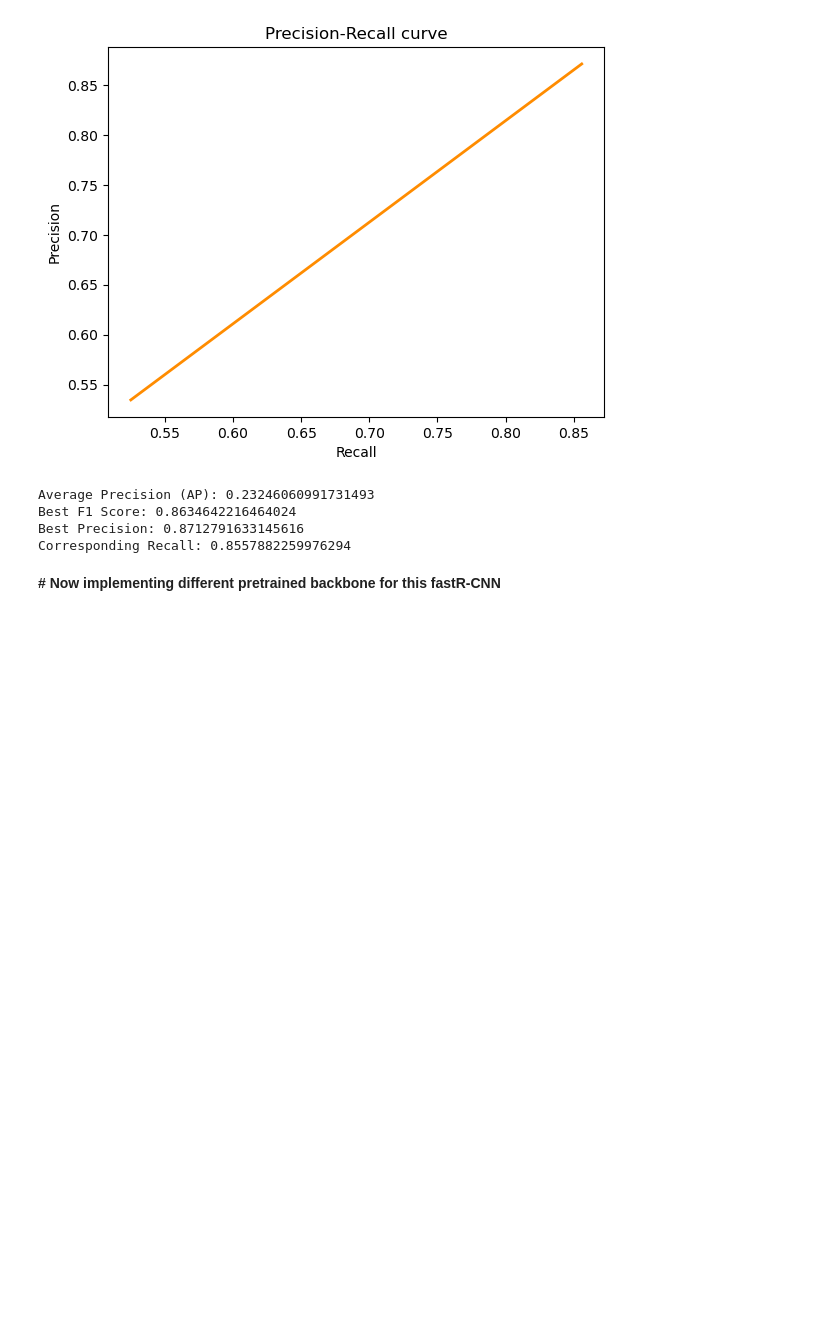
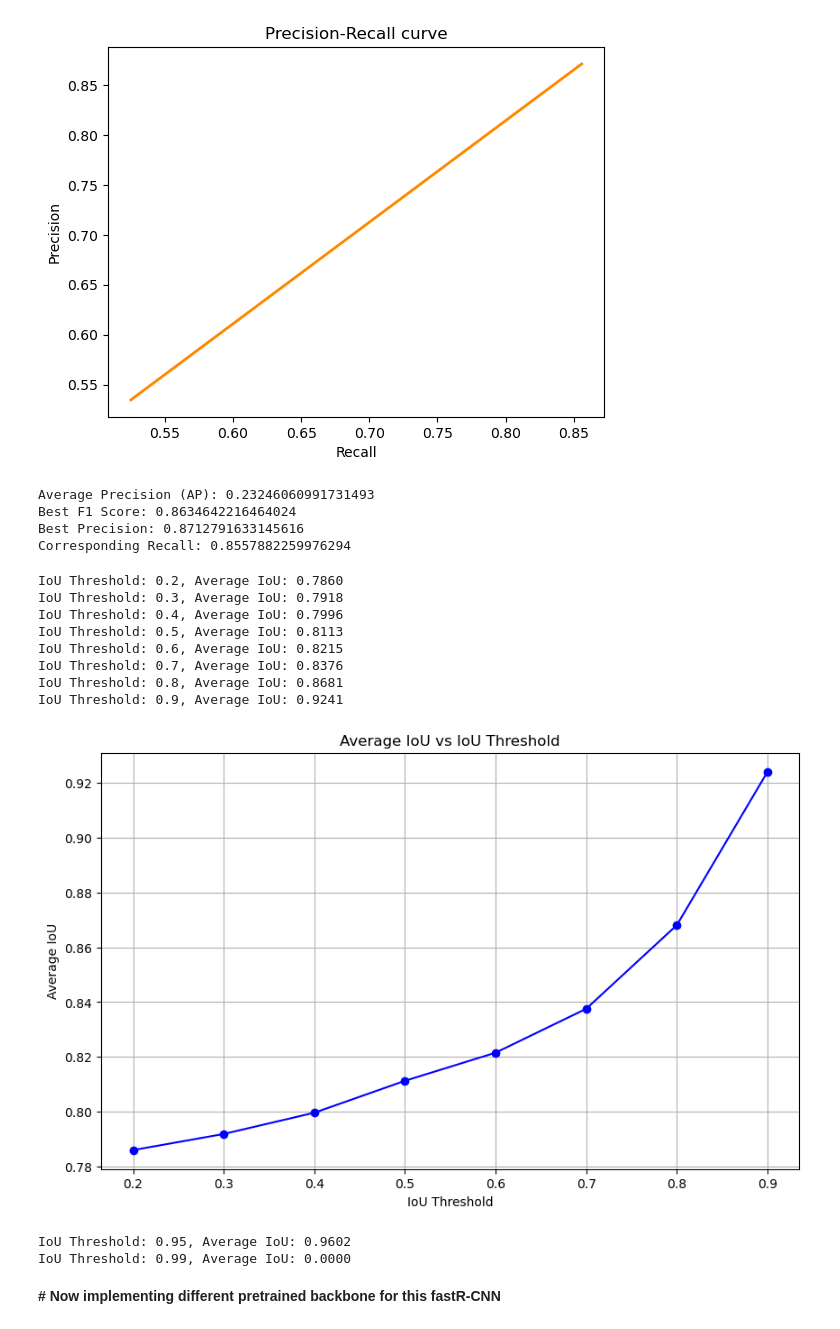
Before and after one commit to PranavMishra17/Microscopy_Seg_CVProjectFall23, a Jupyter notebook: Fast R-CNN.ipynb, the cells around one changed output. Saved outputs shown, nothing was run; the diff lists cells and outputs as text; code cells hidden in the pictures; blank space fills up the shorter version.

Commit message:
Added iou scores for each obj det models

```diff
--- a/Fast R-CNN.ipynb
+++ b/Fast R-CNN.ipynb
@@ -1013,6 +971,74 @@ Average Precision (AP): 0.23246060991731493
 Best F1 Score: 0.8634642216464024
 Best Precision: 0.8712791633145616
 Corresponding Recall: 0.8557882259976294
+# %%
+import numpy as np
+import matplotlib.pyplot as plt
+import torch
+
+def calculate_average_iou(model, data_loader, device, iou_threshold):
+    model.eval()
+    total_iou = 0
+    total_matches = 0
+
+    with torch.no_grad():
+        for images, targets in data_loader:
+            images = [img.to(device) for img in images]
+            outputs = model(images)
+
+            for i, output in enumerate(outputs):
+                pred_boxes = output['boxes'].cpu().numpy()
+                true_boxes = targets[i]['boxes'].cpu().numpy()
+
+                for pred_box in pred_boxes:
+                    best_iou = 0
+                    for true_box in true_boxes:
+                        iou = calculate_iou(pred_box, true_box)
+                        if iou > best_iou:
+                            best_iou = iou
+
+                    if best_iou >= iou_threshold:
+                        total_iou += best_iou
+                        total_matches += 1
+
+    average_iou = total_iou / total_matches if total_matches > 0 else 0
+    return average_iou
+
+# Evaluate the model at different IoU thresholds
+iou_thresholds = np.arange(0.2, 1.0, 0.1)  # From 0.2 to 0.9
+iou_scores = []
+
+for iou_thresh in iou_thresholds:
+    average_iou = calculate_average_iou(fast_rcnn_model, val_loader, device, iou_threshold=iou_thresh)
+    iou_scores.append(average_iou)
+    print(f"IoU Threshold: {iou_thresh:.1f}, Average IoU: {average_iou:.4f}")
+
+# Plotting
+plt.figure(figsize=(10, 6))
+plt.plot(iou_thresholds, iou_scores, marker='o', color='b')
+plt.title("Average IoU vs IoU Threshold")
+plt.xlabel("IoU Threshold")
+plt.ylabel("Average IoU")
+plt.grid(True)
+plt.show()
+# %% [output]
+IoU Threshold: 0.2, Average IoU: 0.7860
+IoU Threshold: 0.3, Average IoU: 0.7918
+IoU Threshold: 0.4, Average IoU: 0.7996
+IoU Threshold: 0.5, Average IoU: 0.8113
+IoU Threshold: 0.6, Average IoU: 0.8215
+IoU Threshold: 0.7, Average IoU: 0.8376
+IoU Threshold: 0.8, Average IoU: 0.8681
+IoU Threshold: 0.9, Average IoU: 0.9241
+[figure, added]
+# %%
+for iou_thresh in additional_values:
+    average_iou = calculate_average_iou(fast_rcnn_model, val_loader, device, iou_threshold=iou_thresh)
+    #iou_scores.append(average_iou)
+    print(f"IoU Threshold: {iou_thresh:.2f}, Average IoU: {average_iou:.4f}")
+# %% [output]
+IoU Threshold: 0.95, Average IoU: 0.9602
+IoU Threshold: 0.99, Average IoU: 0.0000
 # %% [markdown]
 **# Now implementing different pretrained backbone for this fastR-CNN**
 # %%
```
Also changed, not shown: parts of 11 cells of this notebook, 1 other file.
